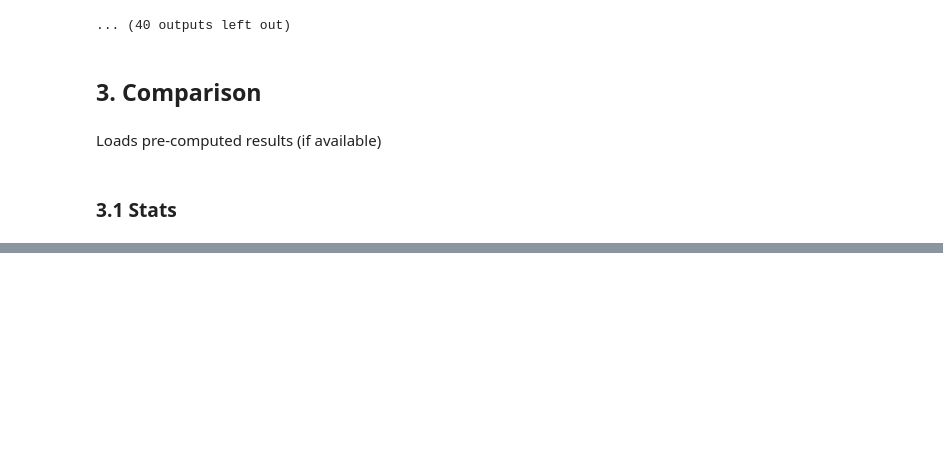
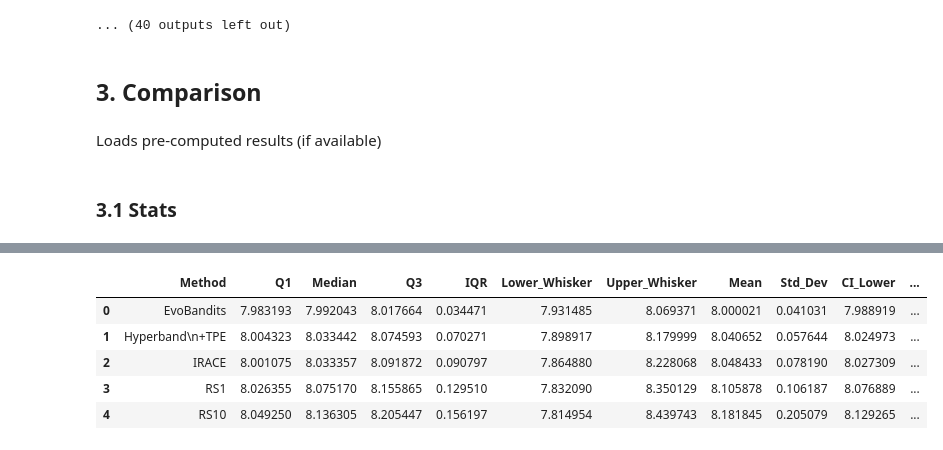
Before and after one commit to fwuermseher/evobandits-demo, a Jupyter notebook: optimizer_comparison_v2.ipynb, the cells around one changed output, grey strips where cells are left out. Cells and saved outputs as stored; diff of their text form; code cells hidden in the pictures; blank space fills up the shorter version.

```diff
--- a/optimizer_comparison_v2.ipynb
+++ b/optimizer_comparison_v2.ipynb
@@ -564,0 +555,45 @@ plt.show()
+# %%
+def compute_stats(values, method, ci_level=0.95, n_bootstrap=10000):
+    q1 = np.percentile(values, 25)
+    median = np.median(values)
+    q3 = np.percentile(values, 75)
+    iqr = q3 - q1
+    lower_whisker = q1 - 1.5 * iqr
+    upper_whisker = q3 + 1.5 * iqr
+    mean = np.mean(values)
+    std = np.std(values, ddof=1)
+    n = len(values)
+
+    # Bootstrapping for CI of the mean
+    res = stats.bootstrap((values,), np.mean, confidence_level=ci_level,
+                    n_resamples=n_bootstrap, method='percentile', rng=42)
+    ci_low, ci_high = res.confidence_interval.low, res.confidence_interval.high
+
+    return {
+        'Method': method,
+        'Q1': q1,
+        'Median': median,
+        'Q3': q3,
+        'IQR': iqr,
+        'Lower_Whisker': lower_whisker,
+        'Upper_Whisker': upper_whisker,
+        'Mean': mean,
+        'Std_Dev': std,
+        'CI_Lower': ci_low,
+        'CI_Upper': ci_high,
+        'N': n
+    }
+
+stats_list = []
+for method, group in df.groupby('method'):
+    stats_list.append(compute_stats(group['value'].values, method))
+
+summary_df = pd.DataFrame(stats_list)
+summary_df
+# %% [output]
+|  | Method | Q1 | Median | Q3 | IQR | Lower_Whisker | Upper_Whisker | Mean | Std_Dev | CI_Lower | ... |
+| 0 | EvoBandits | 7.983193 | 7.992043 | 8.017664 | 0.034471 | 7.931485 | 8.069371 | 8.000021 | 0.041031 | 7.988919 | ... |
+| 1 | Hyperband\n+TPE | 8.004323 | 8.033442 | 8.074593 | 0.070271 | 7.898917 | 8.179999 | 8.040652 | 0.057644 | 8.024973 | ... |
+| 2 | IRACE | 8.001075 | 8.033357 | 8.091872 | 0.090797 | 7.864880 | 8.228068 | 8.048433 | 0.078190 | 8.027309 | ... |
+| 3 | RS1 | 8.026355 | 8.075170 | 8.155865 | 0.129510 | 7.832090 | 8.350129 | 8.105878 | 0.106187 | 8.076889 | ... |
+| 4 | RS10 | 8.049250 | 8.136305 | 8.205447 | 0.156197 | 7.814954 | 8.439743 | 8.181845 | 0.205079 | 8.129265 | ... |
```
Also changed, not shown: parts of 5 cells of this notebook, 1 other file.
